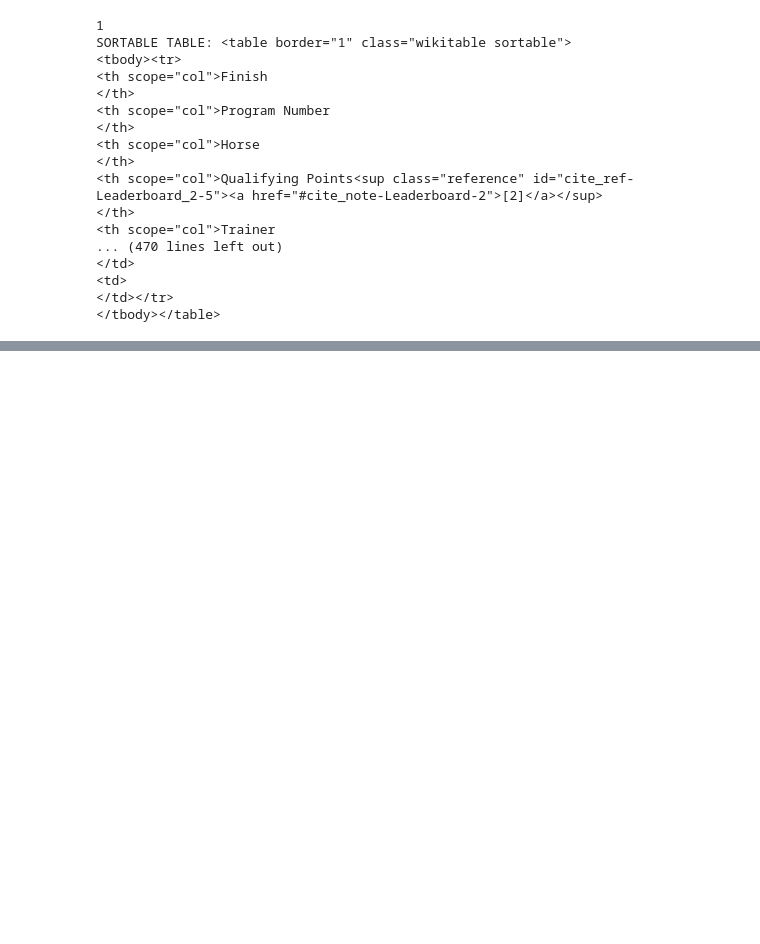
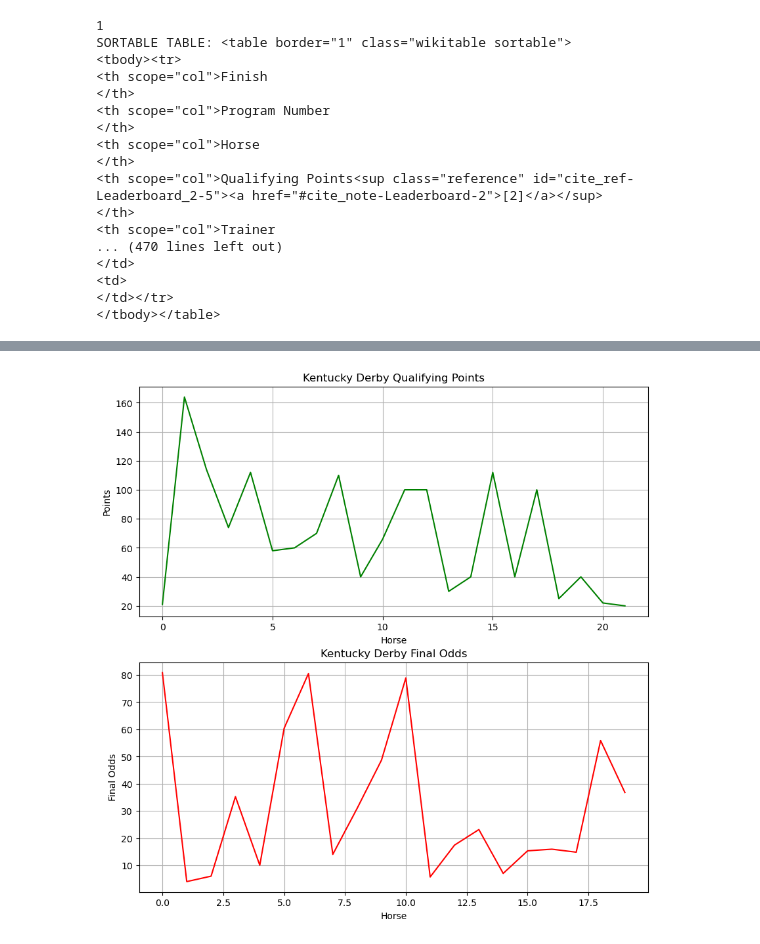
Before and after one commit to GeorgieH20/CSC221-gmhopkins-GroupProject, a Jupyter notebook: CSC221-gmhopkins-GroupProject.ipynb, the cells around one changed output, grey strips where cells are left out. Saved outputs shown, nothing was run; the diff lists cells and outputs as text; code cells hidden in the pictures; blank space fills up the shorter version.

Commit message:
Updated Jupyter Notebook with graph code

```diff
--- a/CSC221-gmhopkins-GroupProject.ipynb
+++ b/CSC221-gmhopkins-GroupProject.ipynb
@@ -115,0 +121,4 @@ df.head(11)
+# %%
+#cols = ['Finish', 'Program Number', 'Horse', 'Qualifying Points', 'Trainer', 'Jockey', 'Morning Line Odds', 'Final Odds', 'Margin', 'Winnging']
+DF_KD = pd.read_csv('CSC221-webscrape-data.csv')
+DF_KD
@@ -115,0 +143,22 @@ df.head(11)
+# %%
+fig = plt.figure(figsize = (10, 10))
+plt.subplot(2, 1, 1)
+Q_POINTS = DF_KD[['Qualifying Points']].to_numpy()
+Q_POINTS = Q_POINTS.astype('int32')
+plt.plot(Q_POINTS, 'g')
+plt.title('Kentucky Derby Qualifying Points')
+plt.xlabel('Horse')
+plt.ylabel('Points')
+plt.grid()
+
+plt.subplot(2,1,2)
+FINAL_ODDS = DF_KD[['Final Odds']].to_numpy()
+plt.plot(FINAL_ODDS, 'r')
+plt.title('Kentucky Derby Final Odds')
+plt.xlabel('Horse')
+plt.ylabel('Final Odds')
+plt.grid()
+
+plt.show()
+# %% [output]
+[figure, added]
```
Also changed, not shown: parts of 2 cells of this notebook.
